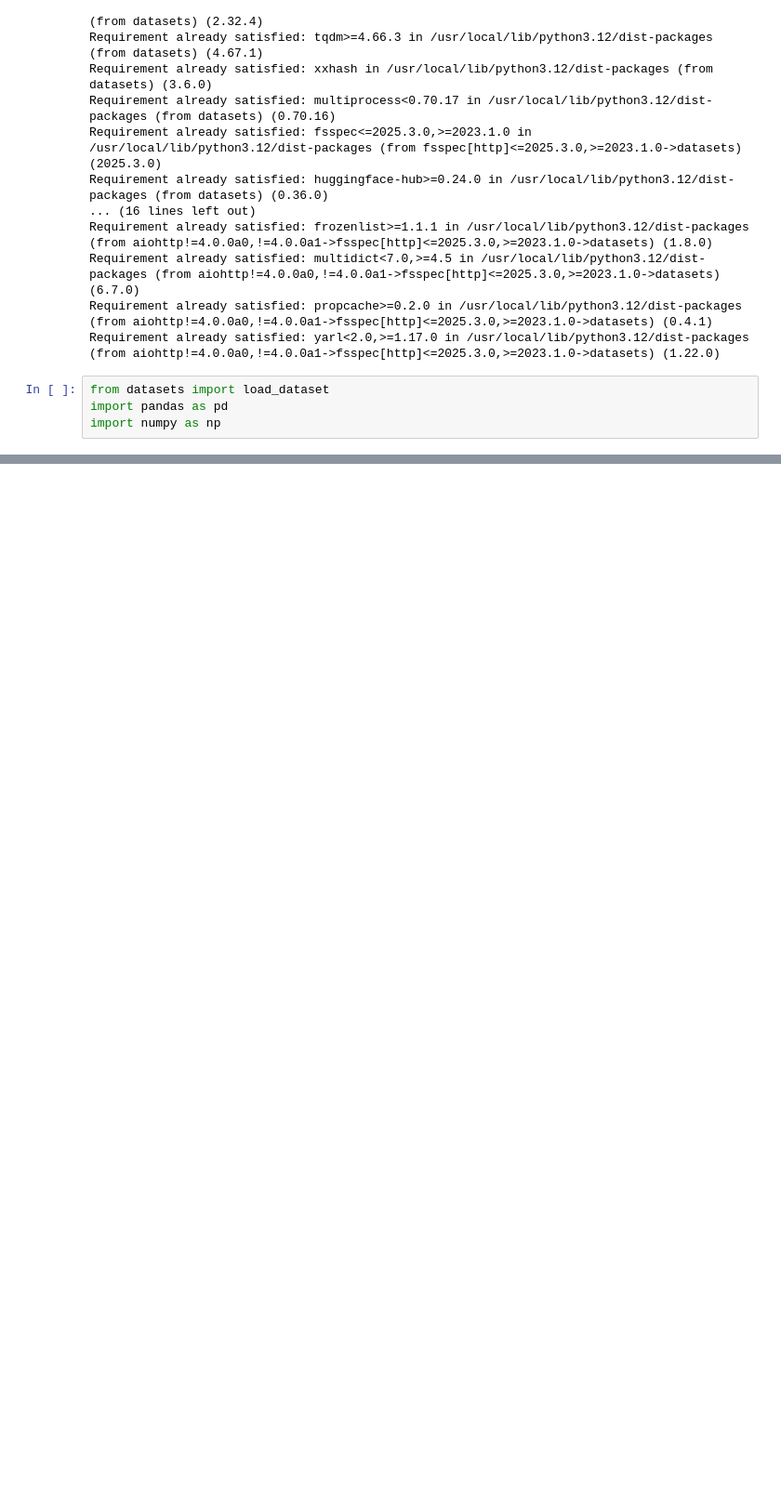
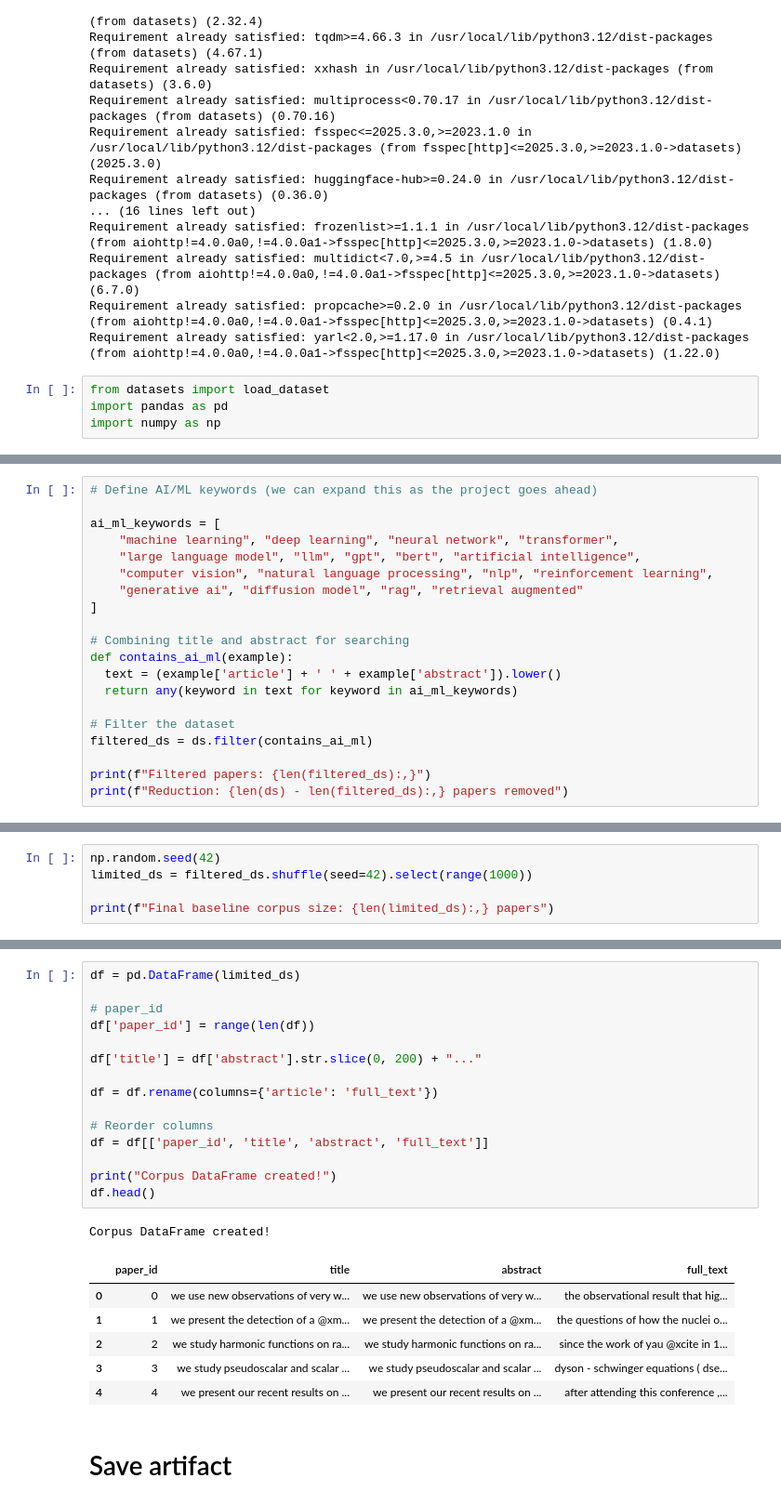
Before and after one commit to harishkulkarni10/ai-research-assistant-rag, a Jupyter notebook: notebooks/01_ingestion/arxiv_ingestion.ipynb, the cells around one changed output, grey strips where cells are left out. Shown at 93% size. Cells and saved outputs as stored; diff of their text form; blank space fills up the shorter version.

Commit message:
feat: ingestion notebook + baseline corpus artifact

```diff
--- a/notebooks/01_ingestion/arxiv_ingestion.ipynb
+++ b/notebooks/01_ingestion/arxiv_ingestion.ipynb
@@ -26,0 +64,20 @@ import numpy as np
+# %%
+# Define AI/ML keywords (we can expand this as the project goes ahead)
+
+ai_ml_keywords = [
+    "machine learning", "deep learning", "neural network", "transformer",
+    "large language model", "llm", "gpt", "bert", "artificial intelligence",
+    "computer vision", "natural language processing", "nlp", "reinforcement learning",
+    "generative ai", "diffusion model", "rag", "retrieval augmented"
+]
+
+# Combining title and abstract for searching
+def contains_ai_ml(example):
+  text = (example['article'] + ' ' + example['abstract']).lower()
+  return any(keyword in text for keyword in ai_ml_keywords)
+
+# Filter the dataset
+filtered_ds = ds.filter(contains_ai_ml)
+
+print(f"Filtered papers: {len(filtered_ds):,}")
+print(f"Reduction: {len(ds) - len(filtered_ds):,} papers removed")
@@ -26,0 +92,5 @@ import numpy as np
+# %%
+np.random.seed(42)
+limited_ds = filtered_ds.shuffle(seed=42).select(range(1000))
+
+print(f"Final baseline corpus size: {len(limited_ds):,} papers")
@@ -26,0 +107,25 @@ import numpy as np
+# %%
+df = pd.DataFrame(limited_ds)
+
+# paper_id
+df['paper_id'] = range(len(df))
+
+df['title'] = df['abstract'].str.slice(0, 200) + "..."
+
+df = df.rename(columns={'article': 'full_text'})
+
+# Reorder columns
+df = df[['paper_id', 'title', 'abstract', 'full_text']]
+
+print("Corpus DataFrame created!")
+df.head()
+# %% [output]
+Corpus DataFrame created!
+|  | paper_id | title | abstract | full_text |
+| 0 | 0 | we use new observations of very w... | we use new observations of very w... | the observational result that hig... |
+| 1 | 1 | we present the detection of a @xm... | we present the detection of a @xm... | the questions of how the nuclei o... |
+| 2 | 2 | we study harmonic functions on ra... | we study harmonic functions on ra... | since the work of yau @xcite in 1... |
+| 3 | 3 | we study pseudoscalar and scalar ... | we study pseudoscalar and scalar ... | dyson - schwinger equations ( dse... |
+| 4 | 4 | we present our recent results on ... | we present our recent results on ... | after attending this conference ,... |
+# %% [markdown]
+# Save artifact
```
Also changed, not shown: parts of 14 cells of this notebook.
